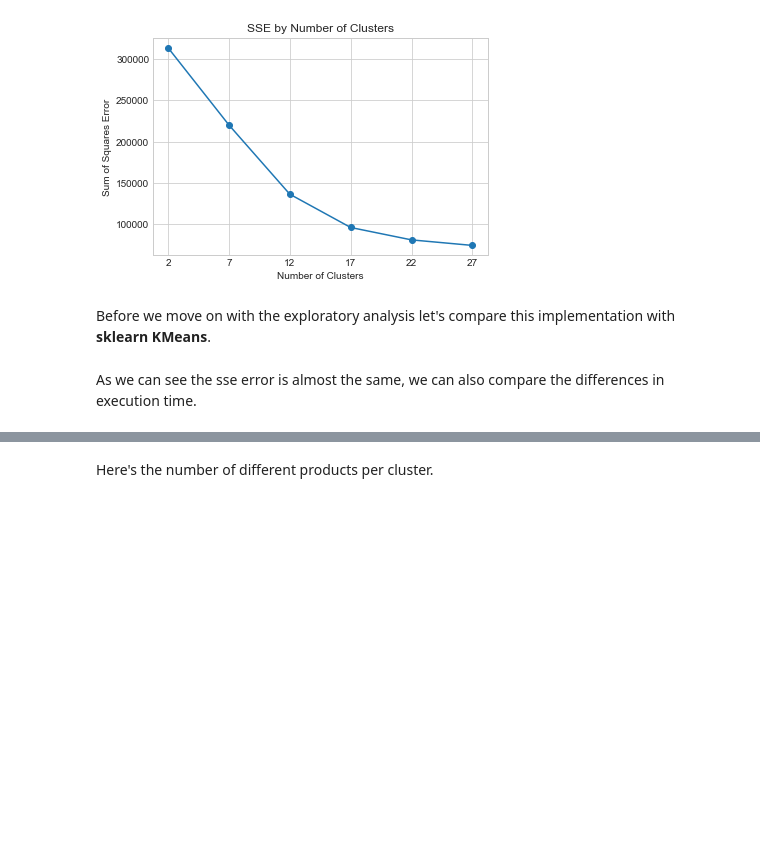
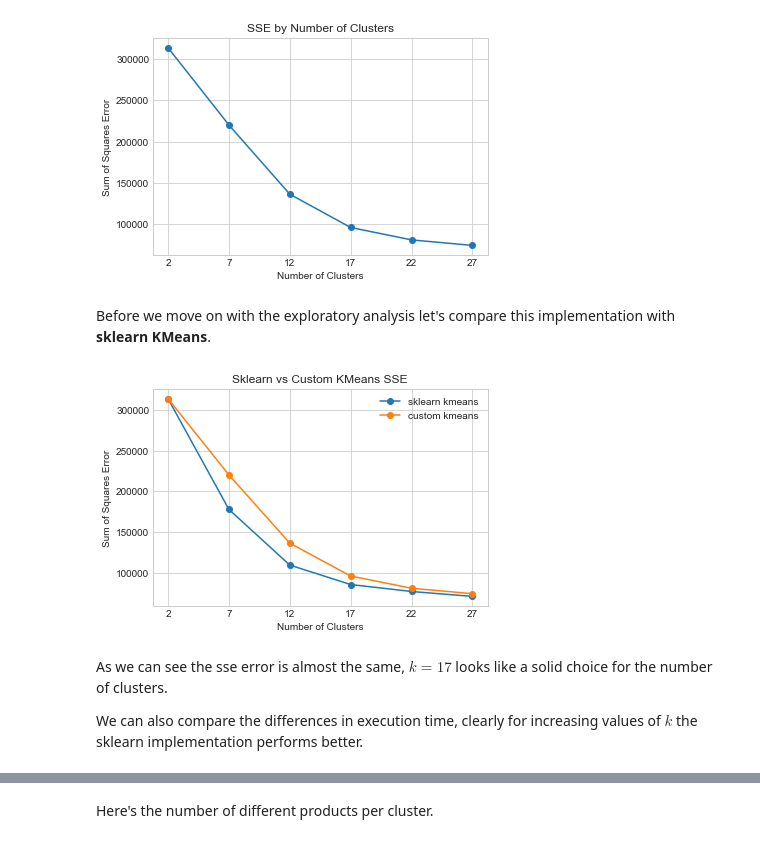
Before and after one commit to msterpa87/ADM-HW4, a Jupyter notebook: main.ipynb, the cells around one changed output, grey strips where cells are left out. Drawn from its saved outputs; the diff is of its cells as text; code cells hidden in the pictures; blank space fills up the shorter version.

```diff
--- a/main.ipynb
+++ b/main.ipynb
@@ -138,9 +138,16 @@ Before we move on with the exploratory analysis let's compare this implementatio
 # %%
 from sklearn.cluster import KMeans
 
-sklearn_simulation_data = kmeans_simulation(points, kmeans_class=KMeans)
+sklearn_simulation_data = kmeans_simulation(points,
+                                            kmeans_class=KMeans,
+                                            max_centroids=30,
+                                            skip=5)
 plot_sse_comparison(sklearn_simulation_data, simulation_data)
+# %% [output]
+[figure, added]
 # %% [markdown]
-As we can see the sse error is almost the same, we can also compare the differences in execution time.
+As we can see the sse error is almost the same, $k=17$ looks like a solid choice for the number of clusters.
+
+We can also compare the differences in execution time, clearly for increasing values of $k$ the sklearn implementation performs better.
 # %%
 plot_performance(sklearn_simulation_data, simulation_data)
```
Also changed, not shown: parts of 5 cells of this notebook.
